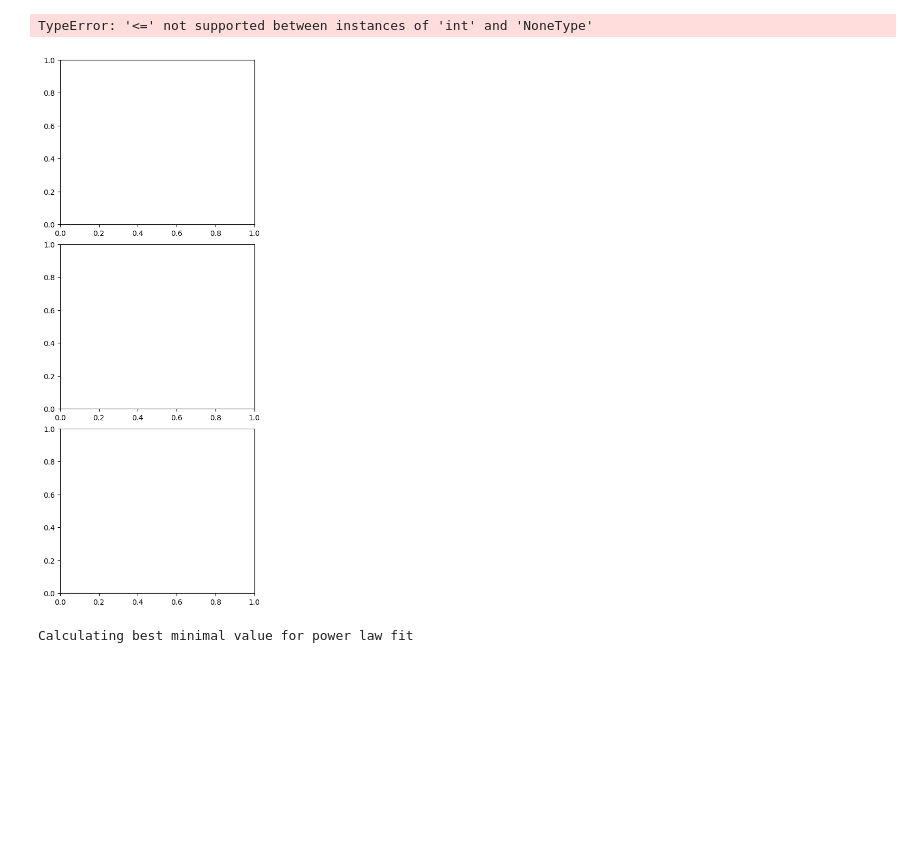
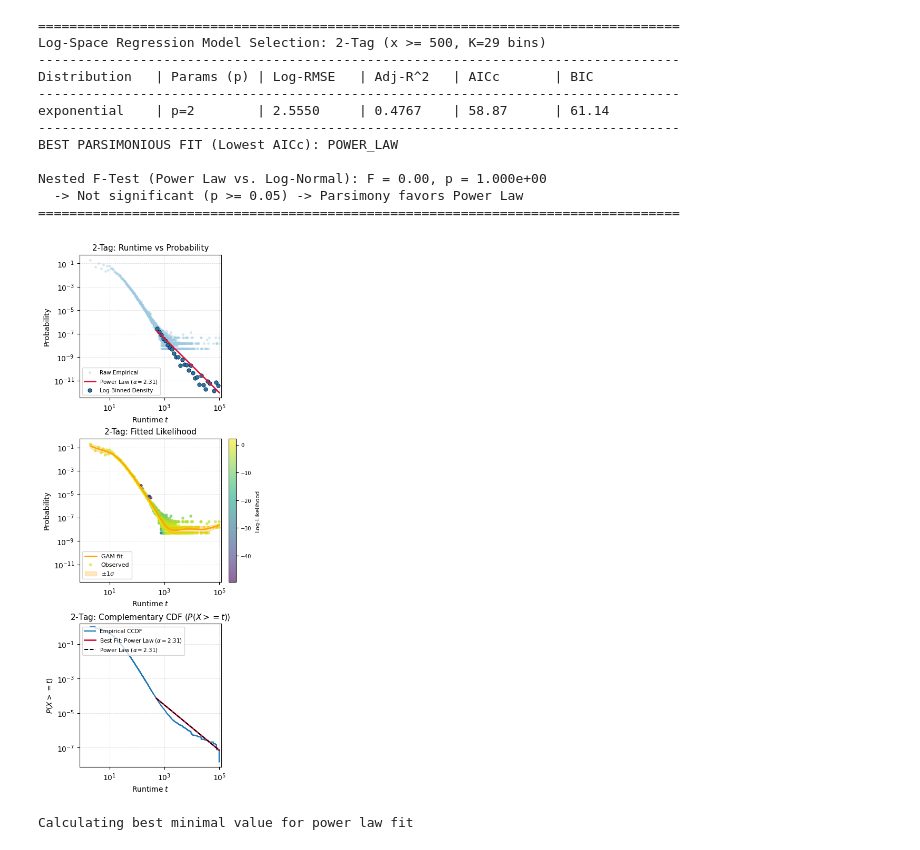
Before and after one commit to vincentherrmann/universal-computer-runtime-probabilities, a Jupyter notebook: Runtime_visualizations_grid.ipynb, the cells around one changed output. Drawn from its saved outputs; the diff is of its cells as text; code cells hidden in the pictures; blank space fills up the shorter version.

Commit message:
add log binned regression

```diff
--- a/Runtime_visualizations_grid.ipynb
+++ b/Runtime_visualizations_grid.ipynb
@@ -569,24 +624,35 @@ Pairwise Vuong Likelihood-Ratio Tests:
 # %%
 # =====================================================================
 # Figure 2: Single Column 3x1 Grid (2-Tag System)
 # =====================================================================
 fig_tag, axes_tag = plt.subplots(
     3,
     1,
     figsize=(4.2, 10.5),
     gridspec_kw={"height_ratios": [1, 1, 1]},
     constrained_layout=True,
 )
 
 render_domain_column(
-    "tag", axes_tag, xlim=global_xlim, ylim=global_ylim, xmin_val=10
+    "tag", axes_tag, xlim=global_xlim, ylim=(global_ylim[0]*0.0005, global_ylim[1]), xmin_val=500, num_bins=30,
 )
 
 #fig_tag.savefig("runtime_vs_probability_tag_3x1_ccdf.pdf")
 plt.show()
 # %% [output]
-TypeError: '<=' not supported between instances of 'int' and 'NoneType'
+==================================================================================
+Log-Space Regression Model Selection: 2-Tag (x >= 500, K=29 bins)
+----------------------------------------------------------------------------------
+Distribution   | Params (p) | Log-RMSE   | Adj-R^2   | AICc       | BIC
+----------------------------------------------------------------------------------
+exponential    | p=2        | 2.5550     | 0.4767    | 58.87      | 61.14
+----------------------------------------------------------------------------------
+BEST PARSIMONIOUS FIT (Lowest AICc): POWER_LAW
+
+Nested F-Test (Power Law vs. Log-Normal): F = 0.00, p = 1.000e+00
+  -> Not significant (p >= 0.05) -> Parsimony favors Power Law
+==================================================================================
-[figure, old version]
+[figure, new version]
 # %%
 fit = powerlaw.Fit(p)
 
```
Also changed, not shown: parts of 4 cells of this notebook.
